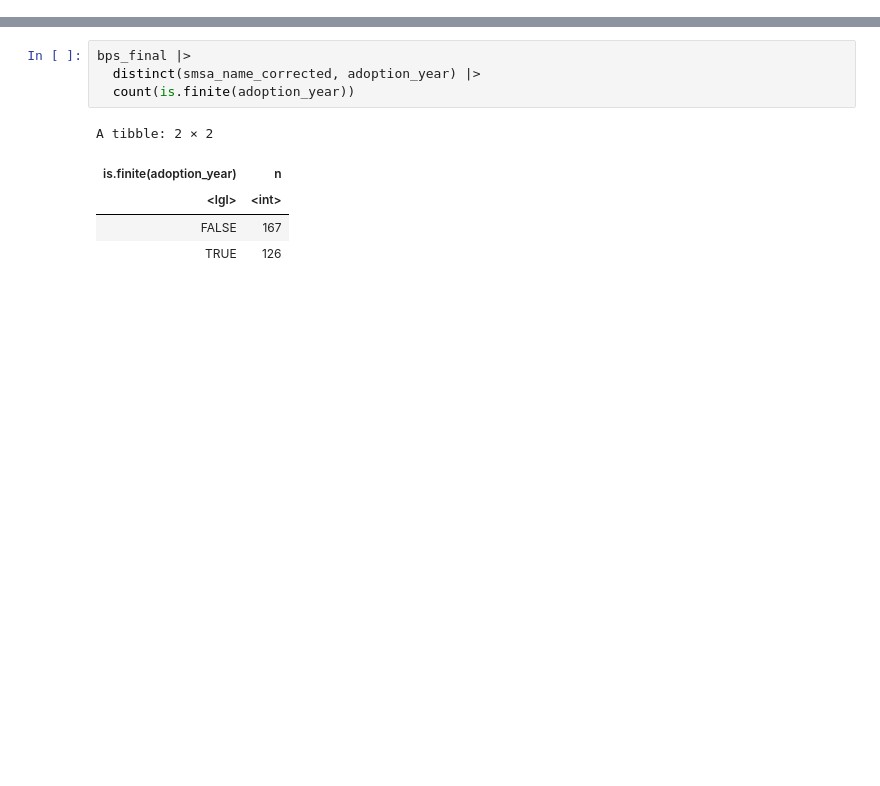
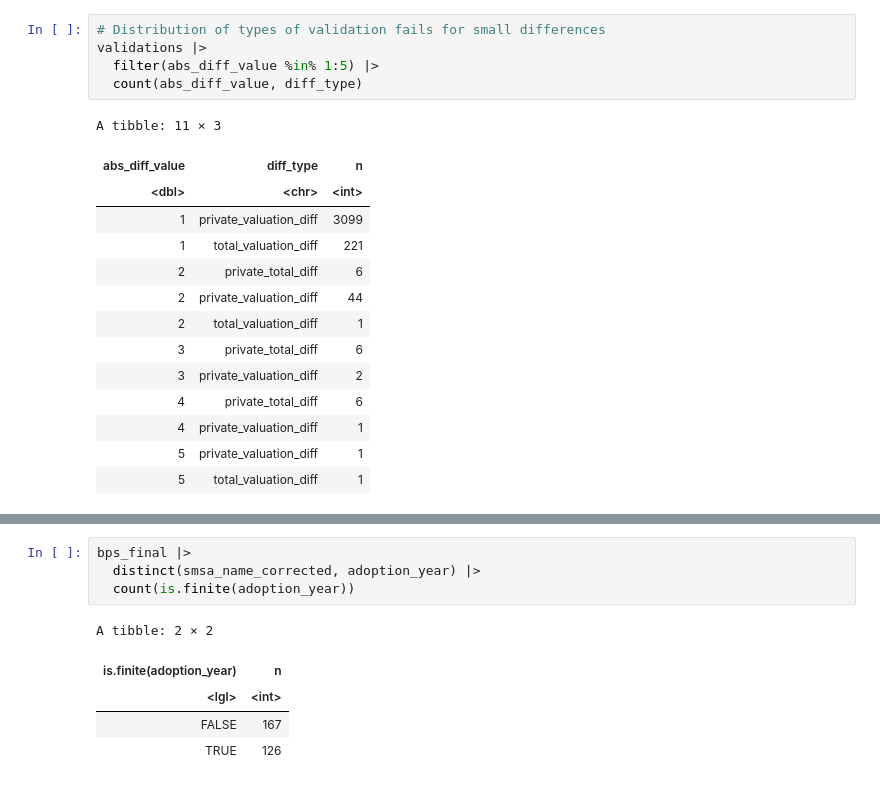
Before and after one commit to willwwang/little-nepas, a Jupyter notebook: script/ocr_validation.ipynb, the cells around one changed output, grey strips where cells are left out. Cells and saved outputs as stored; diff of their text form; blank space fills up the shorter version.

```diff
--- a/script/ocr_validation.ipynb
+++ b/script/ocr_validation.ipynb
@@ -275,0 +65,20 @@ bps_final |>
+# %%
+# Distribution of types of validation fails for small differences
+validations |>
+  filter(abs_diff_value %in% 1:5) |>
+  count(abs_diff_value, diff_type)
+# %% [output]
+A tibble: 11 × 3
+| abs_diff_value | diff_type | n |
+| <dbl> | <chr> | <int> |
+| 1 | private_valuation_diff | 3099 |
+| 1 | total_valuation_diff | 221 |
+| 2 | private_total_diff | 6 |
+| 2 | private_valuation_diff | 44 |
+| 2 | total_valuation_diff | 1 |
+| 3 | private_total_diff | 6 |
+| 3 | private_valuation_diff | 2 |
+| 4 | private_total_diff | 6 |
+| 4 | private_valuation_diff | 1 |
+| 5 | private_valuation_diff | 1 |
+| 5 | total_valuation_diff | 1 |
```
Also changed, not shown: parts of 41 cells of this notebook, 28 other files.
